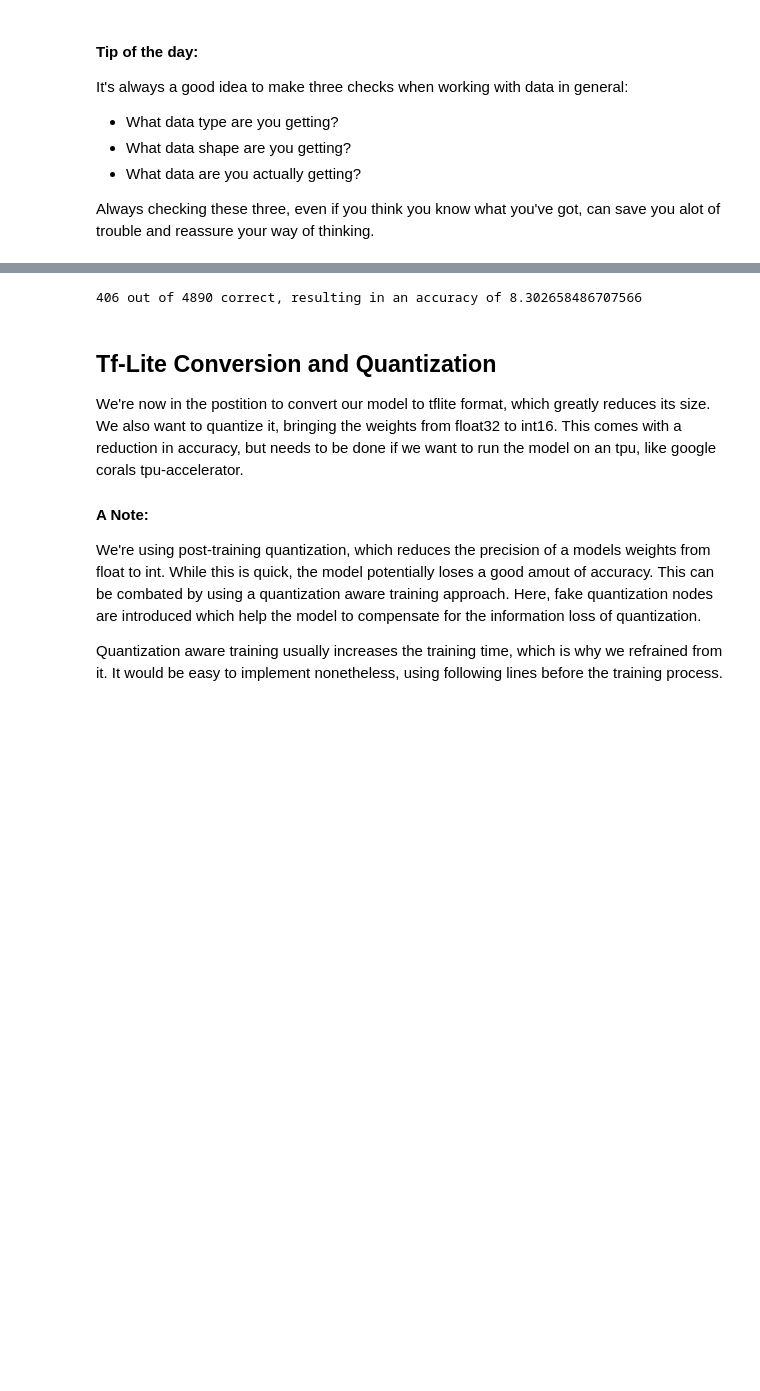
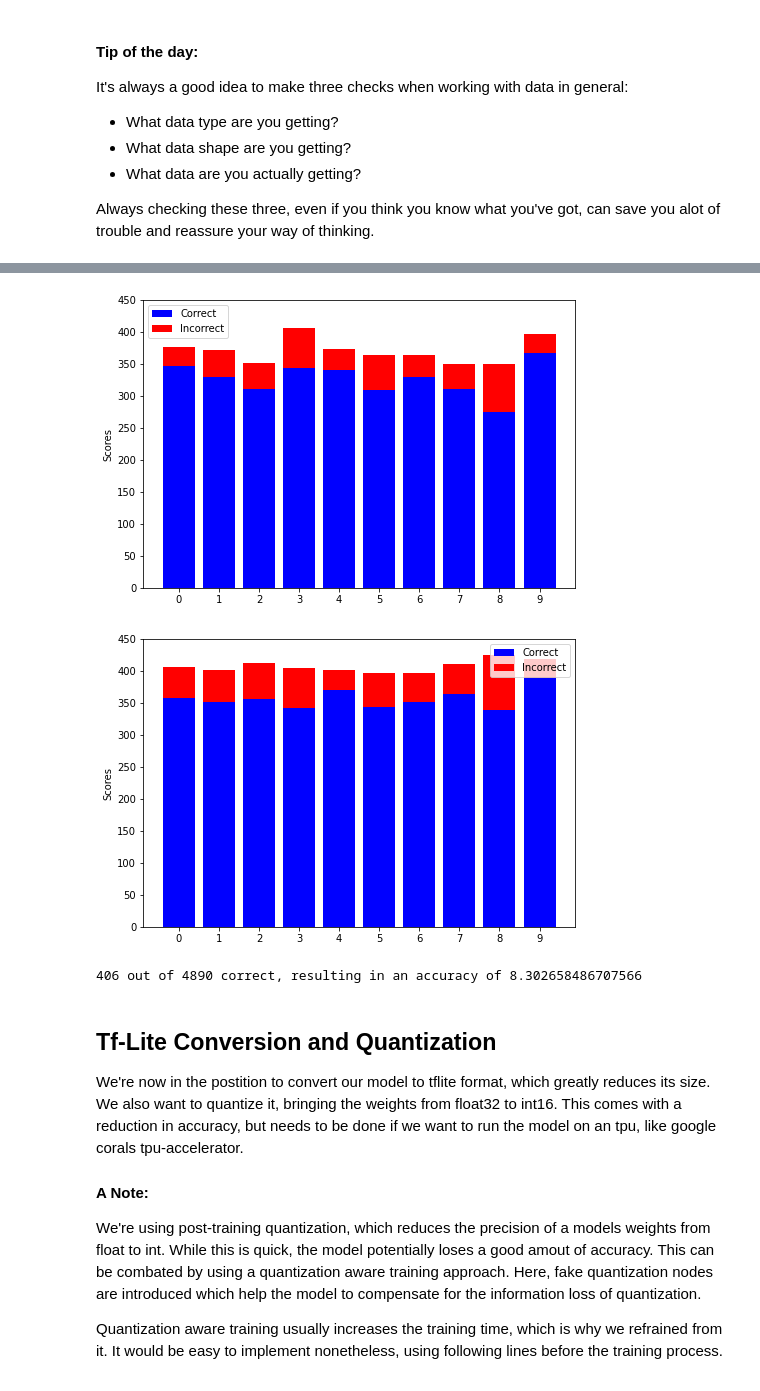
Before and after one commit to Mxgra/Deep-Keyword-Recognition-on-Edge, a Jupyter notebook: Keyword Recognition.ipynb, the cells around one changed output, grey strips where cells are left out. Cells and saved outputs as stored; diff of their text form; code cells hidden in the pictures; blank space fills up the shorter version.

Commit message:
Added plotting to results

```diff
--- a/Keyword Recognition.ipynb
+++ b/Keyword Recognition.ipynb
@@ -226,7 +225,7 @@ def make_mfccs(audio, labels):
     mfcc = tf.signal.mfccs_from_log_mel_spectrograms(log_mel_spectrograms)[..., :13]
 
     # Finally add depth to the mfcc tensors, our Conv2D-Model requires this.
-    mfcc = tf.expand_dims(mfcc, -1)
+    #mfcc = tf.expand_dims(mfcc, -1)
 
     return mfcc, labels
 # %% [markdown]
@@ -333,15 +332,15 @@ from tensorflow.keras.callbacks import EarlyStopping, ModelCheckpoint
 
 # better to use iterator generators
 #model.fit(dataset_1, validation_data=dataset_validation, validation_batch_size=128, epochs=40)
-model_nr = str(4)
+model_nr = str(5)
 model_path = "model_"+model_nr+".hdf5"
 
 callbacks = [EarlyStopping(monitor="loss", patience=10, verbose=1, mode="auto", restore_best_weights=True),
             ModelCheckpoint(model_path, monitor="loss", verbose=1, save_best_only=True,
                             save_weights_only=False, mode="min",save_freq="epoch",options=None)
             ]
-#model.fit(dataset_train, epochs=200, callbacks=callbacks)
-model.fit(dataset_test, epochs=200, callbacks=callbacks) # this is the test for only int tflite models inference
+model.fit(dataset_train, epochs=200, callbacks=callbacks)
+#model.fit(dataset_test, epochs=200, callbacks=callbacks) # this is the test for only int tflite models inference
 
 # eine epoche besteht hier nur aus einem batch! wirklich?
 # %% [output]
@@ -391,4 +408,8 @@ def calc_acc(predictions, dataset):
 # %%
+import keras
+
+model = keras.models.load_model('model_4.hdf5')
+
 preds_val = model.predict(dataset_validation, verbose=1)
 preds_test = model.predict(dataset_test, verbose=1)
 # %% [output]
@@ -416,4 +437,4 @@ print(preds_val[0])
 # %%
-calc_acc(preds_val, dataset_validation)
-calc_acc(preds_test, dataset_test)
+val_results = calc_acc(preds_val, dataset_validation)
+test_results = calc_acc(preds_test, dataset_test)
 # %% [output]
@@ -423,3 +460,46 @@ calc_acc(preds_test, dataset_test)
+# %%
+# Lets plot!
+
+import matplotlib.pyplot as plt
+def plot_results(results):
+    langs = ['down', 'go', 'left', 'no', 'off', 'on', 'right', 'stop', 'up', 'yes']
+    correct = [results[i]["True"] for i in range(len(langs))]
+    incorrect = [results[i]["False"] for i in range(len(langs))]
+    ind = np.arange(len(langs))
+
+    fig = plt.figure()
+    ax = fig.add_axes([0,0,1,1])
+    ax.bar(ind, correct, color='b')
+    ax.bar(ind, incorrect, bottom=correct, color='r')
+    ax.set_ylabel('Scores')
+    ax.set_xticks(ind)
+    ax.set_yticks(np.arange(0, 500, 50))
+    ax.legend(labels=['Correct', 'Incorrect'])
+
+    plt.show()
+
+"""
+N = 5
+menMeans = (20, 35, 30, 35, 27)
+womenMeans = (25, 32, 34, 20, 25)
+ind = np.arange(N) # the x locations for the groups
+width = 0.35
+fig = plt.figure()
+ax = fig.add_axes([0,0,1,1])
+ax.bar(ind, menMeans, width, color='r')
+ax.bar(ind, womenMeans, width,bottom=menMeans, color='b')
+ax.set_ylabel('Scores')
+ax.set_title('Scores by group and gender')
+ax.set_xticks(ind, ('G1', 'G2', 'G3', 'G4', 'G5'))
+ax.set_yticks(np.arange(0, 81, 10))
+ax.legend(labels=['Men', 'Women'])
+plt.show()
+"""
+plot_results(val_results)
+plot_results(test_results)
+# %% [output]
+[figure, added]
+[figure, added]
 # %%
 import random
 total = 0
```
Also changed, not shown: parts of 17 cells of this notebook, 1 other file.
